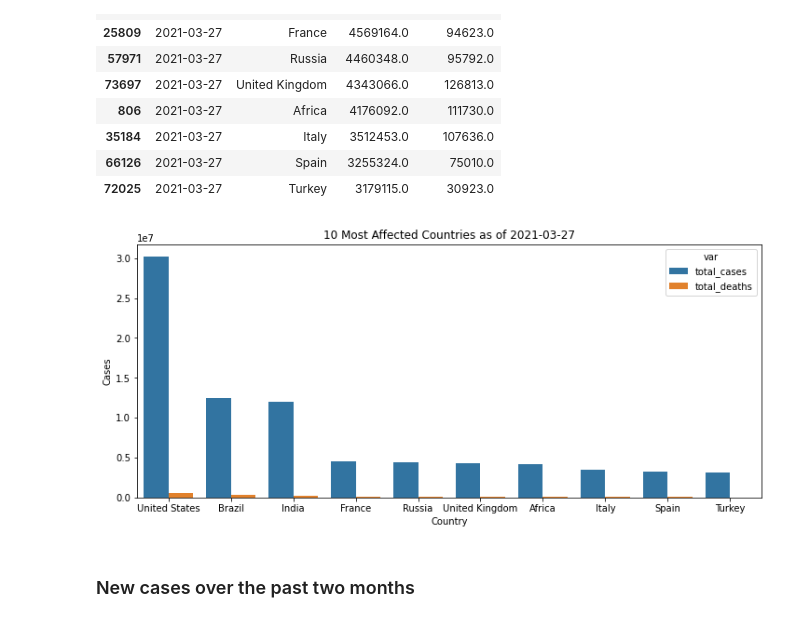
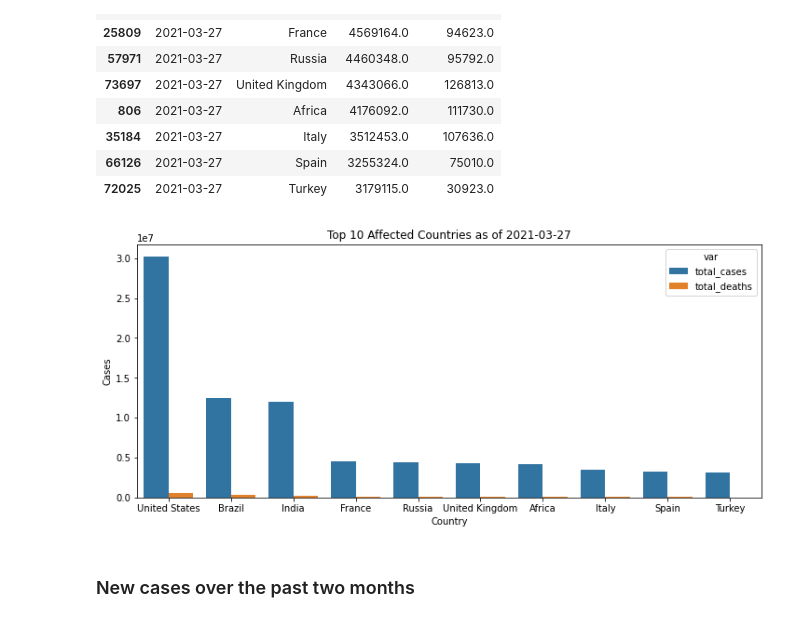
Before and after one commit to ezrc2/covid-vaccine-analysis, a Jupyter notebook: covid-analysis.ipynb, the cells around one changed output. Drawn from its saved outputs; the diff is of its cells as text; code cells hidden in the pictures.

```diff
--- a/covid-analysis.ipynb
+++ b/covid-analysis.ipynb
@@ -57,13 +57,13 @@ most_affected_countries
 # %%
 tidy = pd.melt(most_affected_countries, id_vars = ['location'],  value_vars=['total_cases', 'total_deaths'],
                var_name='var', value_name='Cases')
 plt.figure(figsize=(12, 5))
 sns.barplot(x="location", hue="var", y="Cases", data=tidy)
-plt.title(f'10 Most Affected Countries as of {most_recent_date}')
+plt.title(f'Top 10 Affected Countries as of {most_recent_date}')
 plt.xlabel('Country')
 plt.show()
 # %% [output]
-[figure, old version]
+[figure, new version]
 # %% [markdown]
 ### New cases over the past two months
 # %%
```
Also changed, not shown: parts of 1 cell of this notebook.
